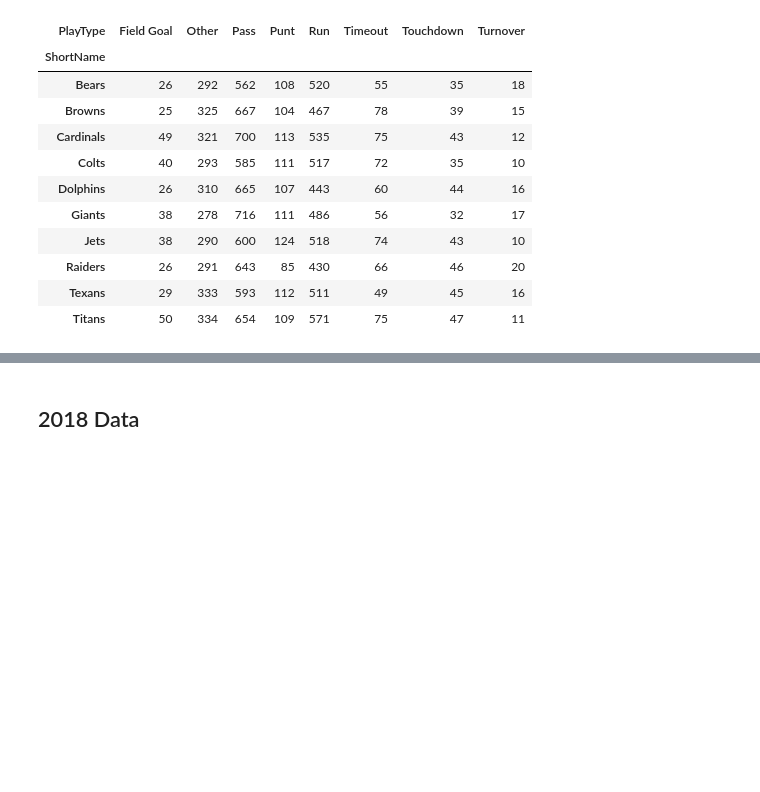
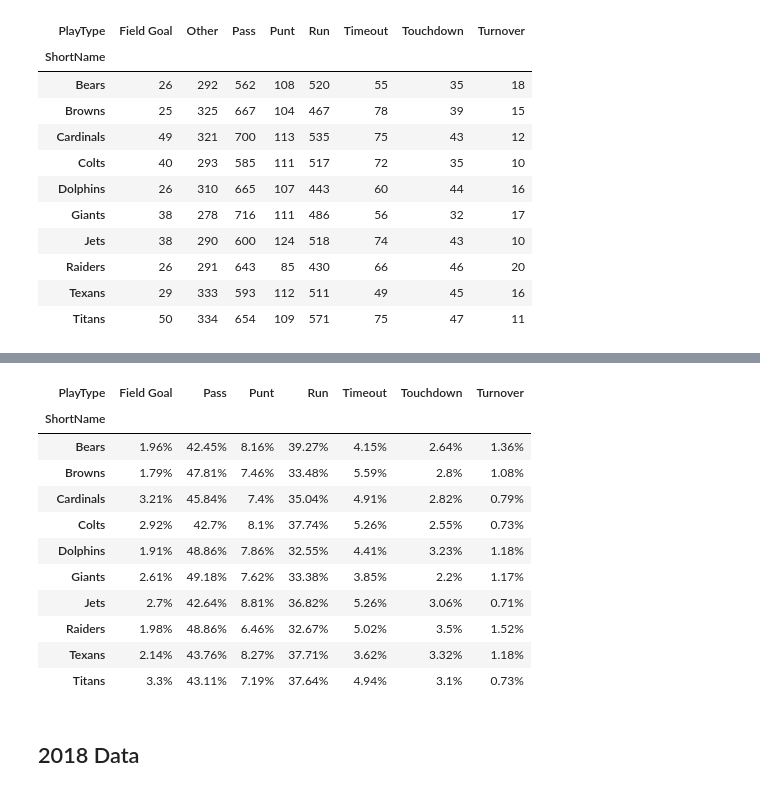
Before and after one commit to jakeschild9/NFL_Winning_Plays, a Jupyter notebook: Play_Count.ipynb, the cells around one changed output, grey strips where cells are left out. Drawn from its saved outputs; the diff is of its cells as text; code cells hidden in the pictures; blank space fills up the shorter version.

```diff
--- a/Play_Count.ipynb
+++ b/Play_Count.ipynb
@@ -86,3 +141,18 @@ bottom2017
+# %%
+bottomPct2017
+# %% [output]
+| PlayType | Field Goal | Pass | Punt | Run | Timeout | Touchdown | Turnover |
+| ShortName |  |  |  |  |  |  |  |
+| Bears | 1.96% | 42.45% | 8.16% | 39.27% | 4.15% | 2.64% | 1.36% |
+| Browns | 1.79% | 47.81% | 7.46% | 33.48% | 5.59% | 2.8% | 1.08% |
+| Cardinals | 3.21% | 45.84% | 7.4% | 35.04% | 4.91% | 2.82% | 0.79% |
+| Colts | 2.92% | 42.7% | 8.1% | 37.74% | 5.26% | 2.55% | 0.73% |
+| Dolphins | 1.91% | 48.86% | 7.86% | 32.55% | 4.41% | 3.23% | 1.18% |
+| Giants | 2.61% | 49.18% | 7.62% | 33.38% | 3.85% | 2.2% | 1.17% |
+| Jets | 2.7% | 42.64% | 8.81% | 36.82% | 5.26% | 3.06% | 0.71% |
+| Raiders | 1.98% | 48.86% | 6.46% | 32.67% | 5.02% | 3.5% | 1.52% |
+| Texans | 2.14% | 43.76% | 8.27% | 37.71% | 3.62% | 3.32% | 1.18% |
+| Titans | 3.3% | 43.11% | 7.19% | 37.64% | 4.94% | 3.1% | 0.73% |
 # %% [markdown]
 ## 2018 Data
 # %%
```
Also changed, not shown: parts of 25 cells of this notebook.
